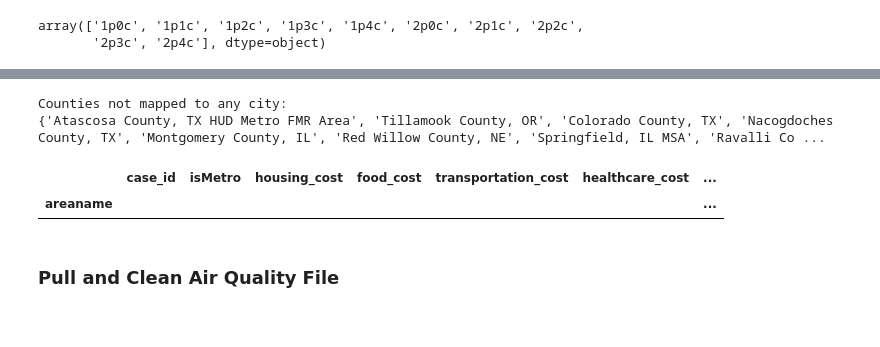
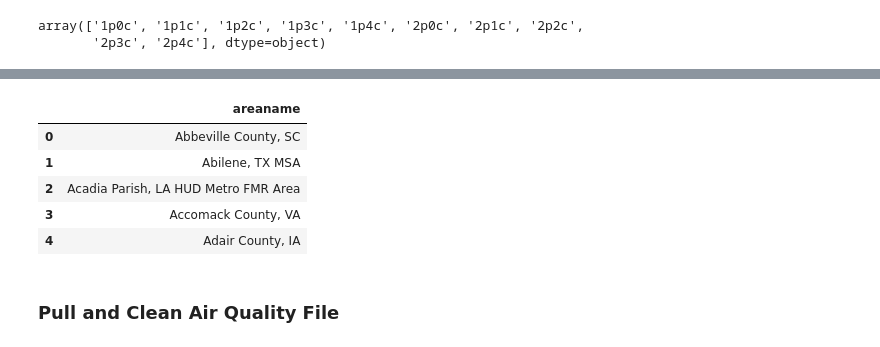
Before and after one commit to kflemming30/6505-Project, a Jupyter notebook: airbnb_data_exploration.ipynb, the cells around one changed output, grey strips where cells are left out. Drawn from its saved outputs; the diff is of its cells as text; code cells hidden in the pictures.

```diff
--- a/airbnb_data_exploration.ipynb
+++ b/airbnb_data_exploration.ipynb
@@ -206,6 +111,6 @@ dtype: int64
 # %%
 # Calculate averages by 'areaname'
-averages_by_county = cost_of_living.groupby('county_state').mean()
+averages_by_area = cost_of_living.groupby('areaname').mean()
 
 # Display the averages
-averages_by_county
+averages_by_area
@@ -258,26 +117,21 @@ Name: listing_city, Length: 410, dtype: object
-# %%
-# Get unique county names from the DataFrame
-unique_counties_in_dataframe = set(averages_by_areaname.index)
-
-# Get unique counties mapped to cities in the mapping dictionary
-counties_mapped_to_cities = set(county for city, county in city_county_mapping.items())
-
-# Find counties not mapped to any city
-unmapped_counties = unique_counties_in_dataframe - counties_mapped_to_cities
-
-print("Counties not mapped to any city:")
-print(unmapped_counties)
-# %% [output]
-Counties not mapped to any city:
-{'Atascosa County, TX HUD Metro FMR Area', 'Tillamook County, OR', 'Colorado County, TX', 'Nacogdoches County, TX', 'Montgomery County, IL', 'Red Willow County, NE', 'Springfield, IL MSA', 'Ravalli Co ...
-# %%
-cities_to_filter = ['Los Angeles, CA', 'Oakland, CA', 'Seattle, WA', 'Boston, MA', 'New York, NY', 'New Orleans, LA', 'Austin, TX', 'Chicago, IL', 'Nashville, TN']
-
-filtered_data = averages_by_areaname[averages_by_areaname['listing_city'].isin(cities_to_filter)]
-filtered_data
-# %% [output]
-|  | case_id | isMetro | housing_cost | food_cost | transportation_cost | healthcare_cost | ... |
-| areaname |  |  |  |  |  |  | ... |
 # %%
 #create csv file with cost of living data for each arename
-averages_by_areaname.to_csv('avg_cost_of_living_by_area',index=False)
+averages_by_area.to_csv('avg_cost_of_living_by_area',index=False)
+
+# Extracting unique index values ('areaname')
+unique_areanames = averages_by_area.index.unique()
+
+# Creating a DataFrame with unique 'areaname' values
+unique_cost_areanames = pd.DataFrame({'areaname': unique_areanames})
+
+# Save the DataFrame to a CSV file without an index
+unique_cost_areanames.to_csv('unique_cost_areanames.csv', index=False)
+
+unique_cost_areanames.head()
+# %% [output]
+|  | areaname |
+| 0 | Abbeville County, SC |
+| 1 | Abilene, TX MSA |
+| 2 | Acadia Parish, LA HUD Metro FMR Area |
+| 3 | Accomack County, VA |
+| 4 | Adair County, IA |
```
Also changed, not shown: parts of 24 cells of this notebook, 2 other files.
